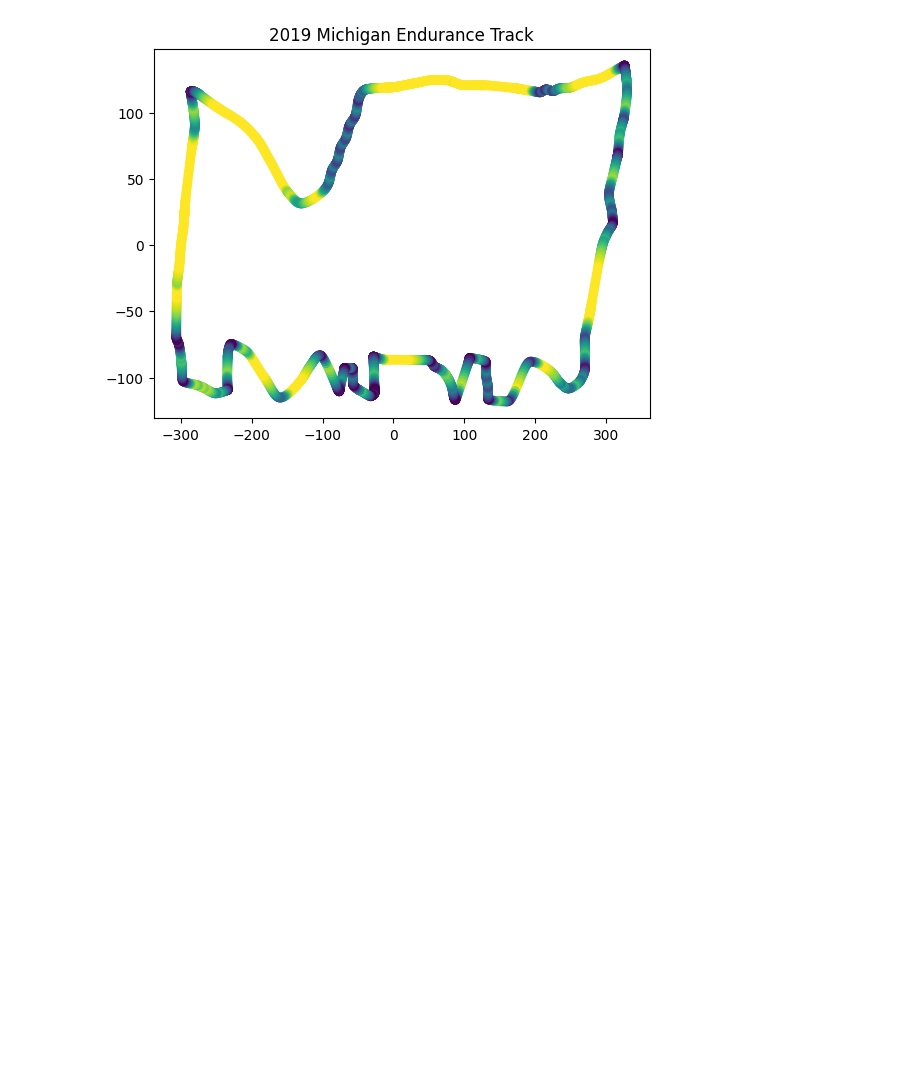
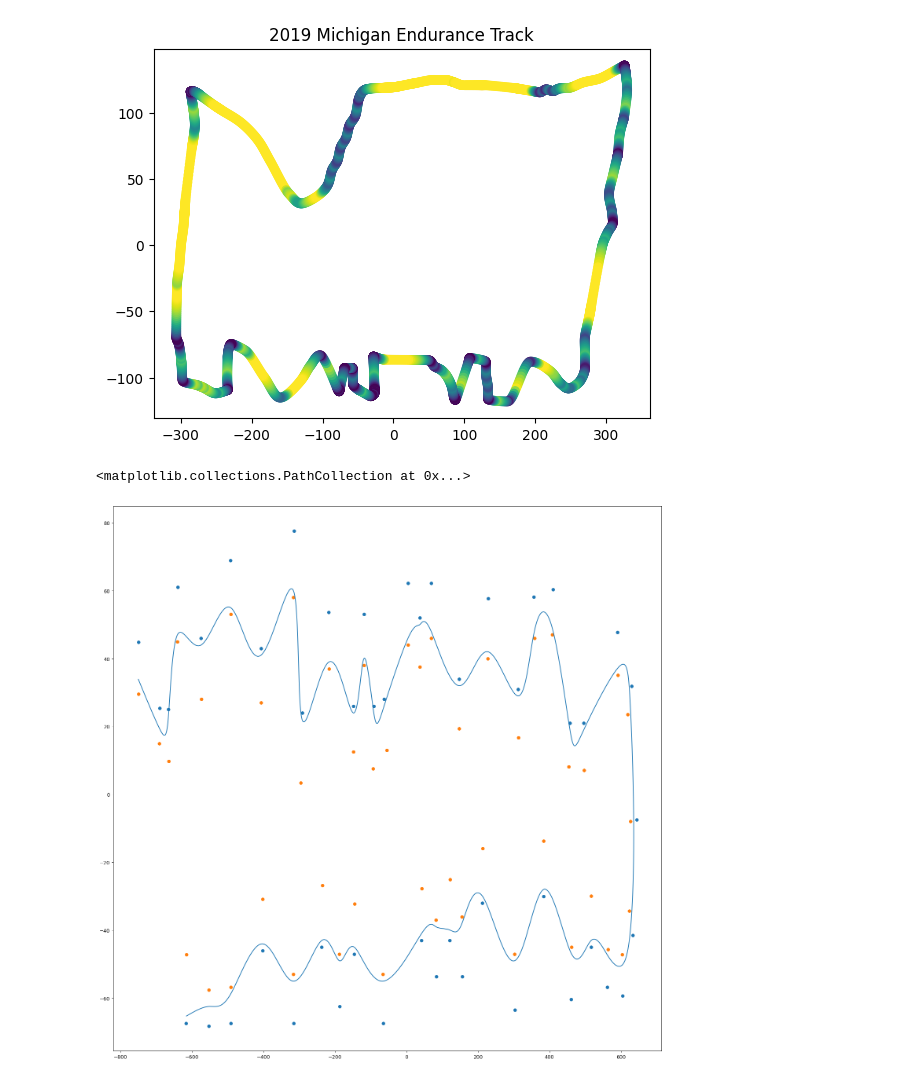
Before and after one commit to LonghornRacingElectric/jomama_lapsim, a Jupyter notebook: results/lapsim_analysis.ipynb, the cells around one changed output. Saved outputs shown, nothing was run; the diff lists cells and outputs as text; code cells hidden in the pictures; blank space fills up the shorter version.

```diff
--- a/results/lapsim_analysis.ipynb
+++ b/results/lapsim_analysis.ipynb
@@ -88,10 +103,22 @@ plt.title("2019 Michigan Endurance Track")
 Text(0.5, 1.0, '2019 Michigan Endurance Track')
 [figure]
 # %%
-df = pd.read_csv("../racing_lines/Endurance_Michigan_2019-racing_line.csv")
-df2 = pd.read_csv("../tracks/Endurance_Michigan_2019_CONES_ONLY.csv")
-plt.plot(df["x"], df["y"])
-df2["x"] += 61.71
-df2["y"] += 20.92
-print(sum(endurance_results1["dist"]))
-plt.scatter(df2["x"], df2["y"])
+fig = plt.figure(figsize=(20, 20), dpi=90)
+# df = pd.read_csv("../racing_lines/en_mi_2019.csv")
+# #df2 = pd.read_csv("../tracks/Endurance_Michigan_2019_CONES_ONLY.csv")
+# df2 = pd.read_csv("../tracks/Endurance_Michigan_2019_Sanitized.csv")
+
+df = pd.read_csv("../racing_lines/ax_mi_2019.csv")
+#df2 = pd.read_csv("../tracks/Endurance_Michigan_2019_CONES_ONLY.csv")
+df2 = pd.read_csv("../tracks/Autocross_Michigan_2019_Sanitized.csv")
+
+
+plt.plot(df["x"] / 0.3048, df["y"] / 0.3048)
+# df2["x"] += 61.71
+# df2["y"] += 20.92
+#print(sum(endurance_results1["dist"]))
+plt.scatter(df2["out_x"], df2["out_y"])
+plt.scatter(df2["in_x"], df2["in_y"])
+# %% [output]
+<matplotlib.collections.PathCollection at 0x...>
+[figure, added]
```
Also changed, not shown: parts of 2 cells of this notebook, 9 other files.
